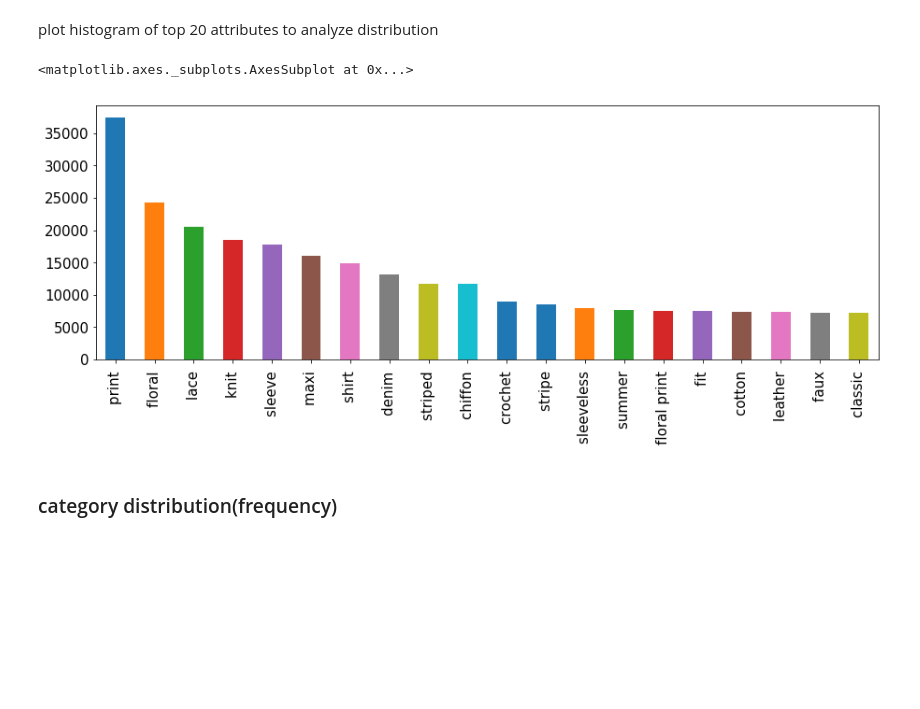
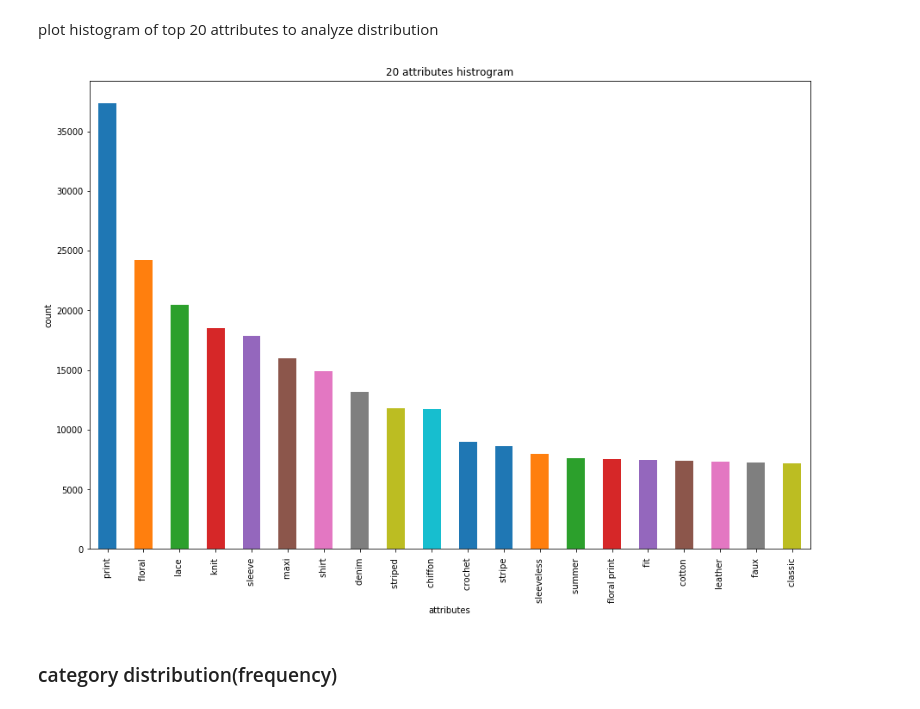
Before and after one commit to starsuzi/deep-fashion, a Jupyter notebook: explore-data.ipynb, the cells around one changed output. Cells and saved outputs as stored; diff of their text form; code cells hidden in the pictures; blank space fills up the shorter version.

```diff
--- a/explore-data.ipynb
+++ b/explore-data.ipynb
@@ -254,10 +266,13 @@ plt.plot([x for x in range(20)], [val for val in attr_frequency_sort[:20]])
 # %% [markdown]
 plot histogram of top 20 attributes to analyze distribution
 # %%
-attr_frequency_sort[:20].plot(kind = 'bar', figsize=(15,5), fontsize = 15)
+attr_frequency_sort[:20].plot(kind = 'bar', figsize=(15,10), fontsize = 10)
+plt.title("20 attributes histrogram")
+plt.xlabel("attributes")
+plt.ylabel("count")
+plt.savefig('20_attr_hist.png')
 # %% [output]
-<matplotlib.axes._subplots.AxesSubplot at 0x...>
-[figure, old version]
+[figure, new version]
 # %% [markdown]
 ### category distribution(frequency)
 # %%
```
Also changed, not shown: parts of 28 cells of this notebook, 19 other files.
